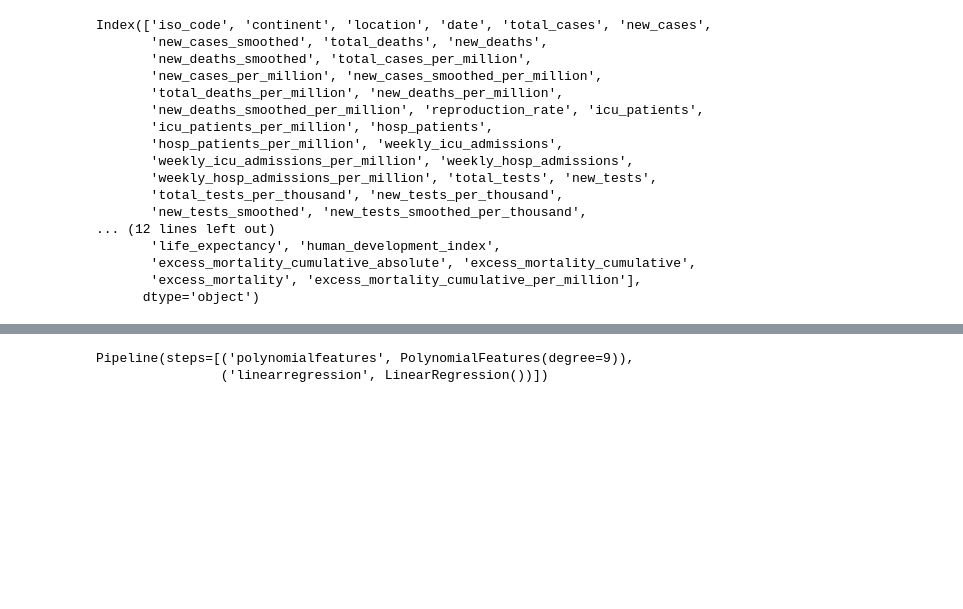
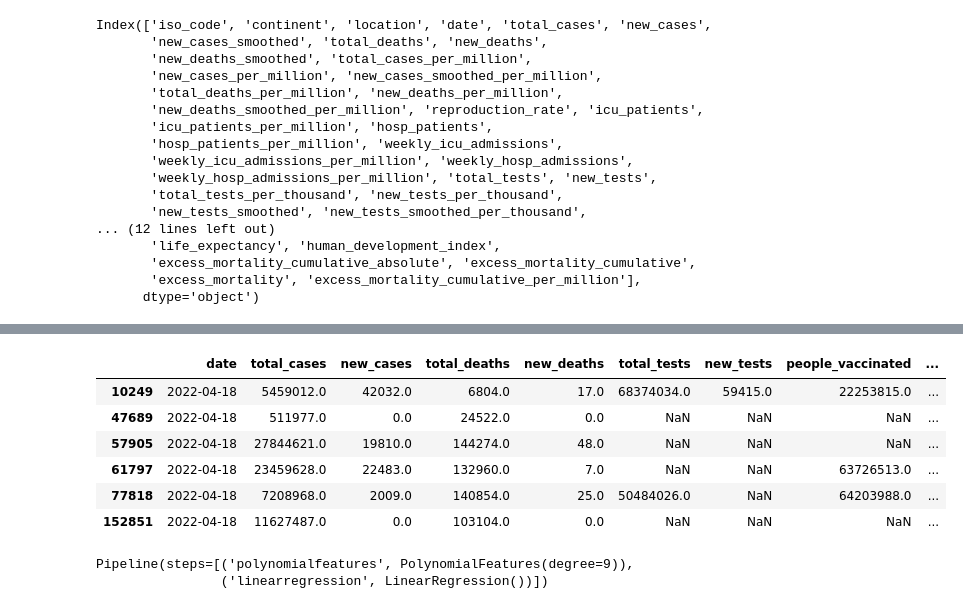
Before and after one commit to Mrpojam/CovIust_numerical_analysis, a Jupyter notebook: Models/DataPrepration.ipynb, the cells around one changed output, grey strips where cells are left out. Saved outputs shown, nothing was run; the diff lists cells and outputs as text; code cells hidden in the pictures; blank space fills up the shorter version.

Commit message:
new data sets

```diff
--- a/Models/DataPrepration.ipynb
+++ b/Models/DataPrepration.ipynb
@@ -20,6 +20,8 @@ spain_data = data[data['location'] == 'Spain']
 germany_data = data[data['location'] == 'Germany']
 france_data = data[data['location'] == 'France']
 australia_data = data[data['location'] == 'Australia']
+iran_data = data[data['location'] == 'Iran']
+canada_data = data[data['location'] == 'Egypt']
 # %% [markdown]
 # Data Preprocessing
 # %%
@@ -43,6 +45,6 @@ Index(['iso_code', 'continent', 'location', 'date', 'total_cases', 'new_cases',
        'excess_mortality', 'excess_mortality_cumulative_per_million'],
       dtype='object')
 # %%
-statistical_columns = ['population', 'population_density',
+statistical_columns = ['population', 'population_density', 'total_cases', 'total_deaths',
 'gdp_per_capita', 'human_development_index', 'diabetes_prevalence', 'female_smokers', 'male_smokers', 'hospital_beds_per_thousand']
-timeseries_columns = ['date', 'total_cases', 'new_cases', 'total_death', 'new_deaths', 'total_tests', 'new_tests', 'people_vaccinated', 'people_fully_vaccinated', 'new_vaccinations', 'test_per_case']
+timeseries_columns = ['date', 'total_cases', 'new_cases', 'total_deaths', 'new_deaths', 'total_tests', 'new_tests', 'people_vaccinated', 'people_fully_vaccinated', 'new_vaccinations']
@@ -74,0 +94,15 @@ df.to_csv('statistical_data.csv')
+# %%
+ts_data_spain = spain_data[timeseries_columns]
+ts_data_spain.to_csv('spain_data.csv')
+ts_data_germany = germany_data[timeseries_columns]
+ts_data_germany.to_csv('germany_data.csv')
+ts_data_france = france_data[timeseries_columns]
+ts_data_france.to_csv('france_data.csv')
+ts_data_australia = australia_data[timeseries_columns]
+ts_data_australia.to_csv('australia_data.csv')
+
+ts_data_iran = iran_data[timeseries_columns]
+ts_data_iran.to_csv('iran_data.csv')
+
+ts_data_canada = canada_data[timeseries_columns]
+ts_data_canada.to_csv('egypt_data.csv')
@@ -75,3 +151,16 @@ df.to_csv('statistical_data.csv')
+# %%
+df = pd.DataFrame(data = [ts_data_australia, ts_data_canada, ts_data_france, ts_data_germany, ts_data_iran, ts_data_spain])
+df.to_csv('timeseries_data.csv')
+# %%
+df
+# %% [output]
+|  | date | total_cases | new_cases | total_deaths | new_deaths | total_tests | new_tests | people_vaccinated | ... |
+| 10249 | 2022-04-18 | 5459012.0 | 42032.0 | 6804.0 | 17.0 | 68374034.0 | 59415.0 | 22253815.0 | ... |
+| 47689 | 2022-04-18 | 511977.0 | 0.0 | 24522.0 | 0.0 | NaN | NaN | NaN | ... |
+| 57905 | 2022-04-18 | 27844621.0 | 19810.0 | 144274.0 | 48.0 | NaN | NaN | NaN | ... |
+| 61797 | 2022-04-18 | 23459628.0 | 22483.0 | 132960.0 | 7.0 | NaN | NaN | 63726513.0 | ... |
+| 77818 | 2022-04-18 | 7208968.0 | 2009.0 | 140854.0 | 25.0 | 50484026.0 | NaN | 64203988.0 | ... |
+| 152851 | 2022-04-18 | 11627487.0 | 0.0 | 103104.0 | 0.0 | NaN | NaN | NaN | ... |
 # %%
 from sklearn.preprocessing import PolynomialFeatures
 from sklearn.pipeline import make_pipeline
```
Also changed, not shown: parts of 10 cells of this notebook, 9 other files.
